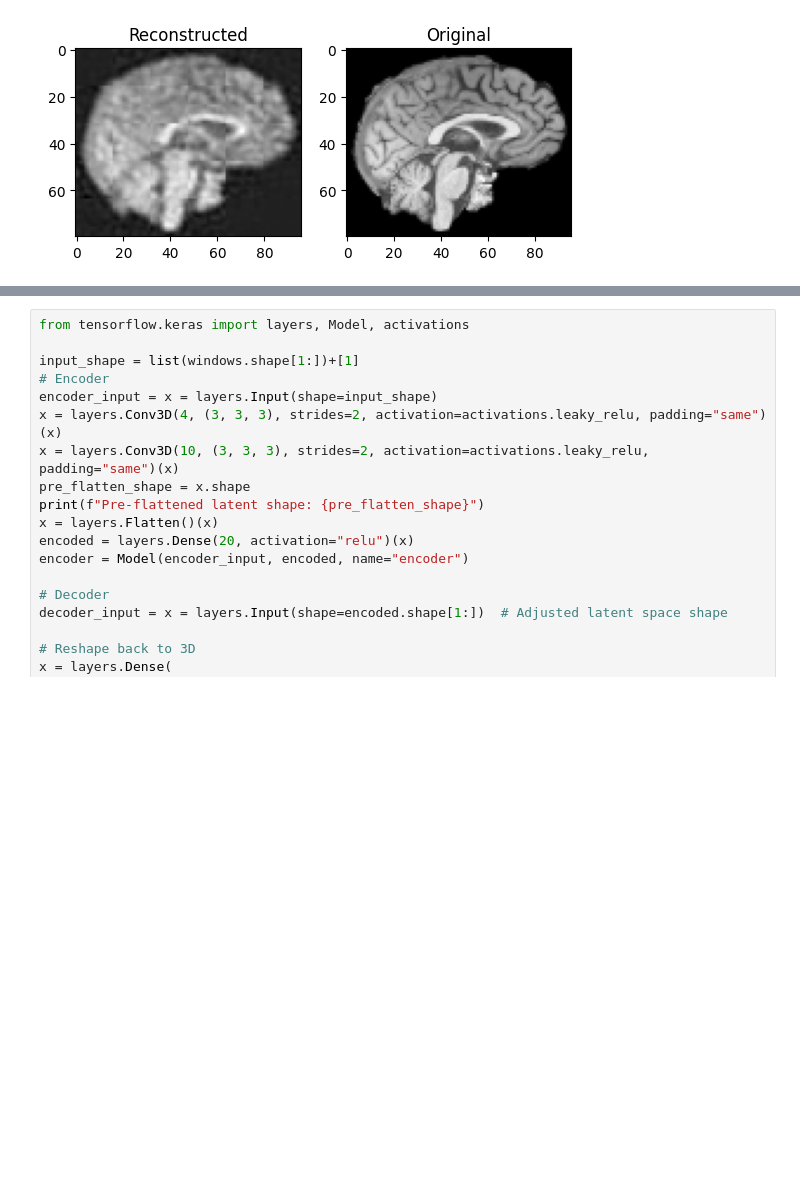
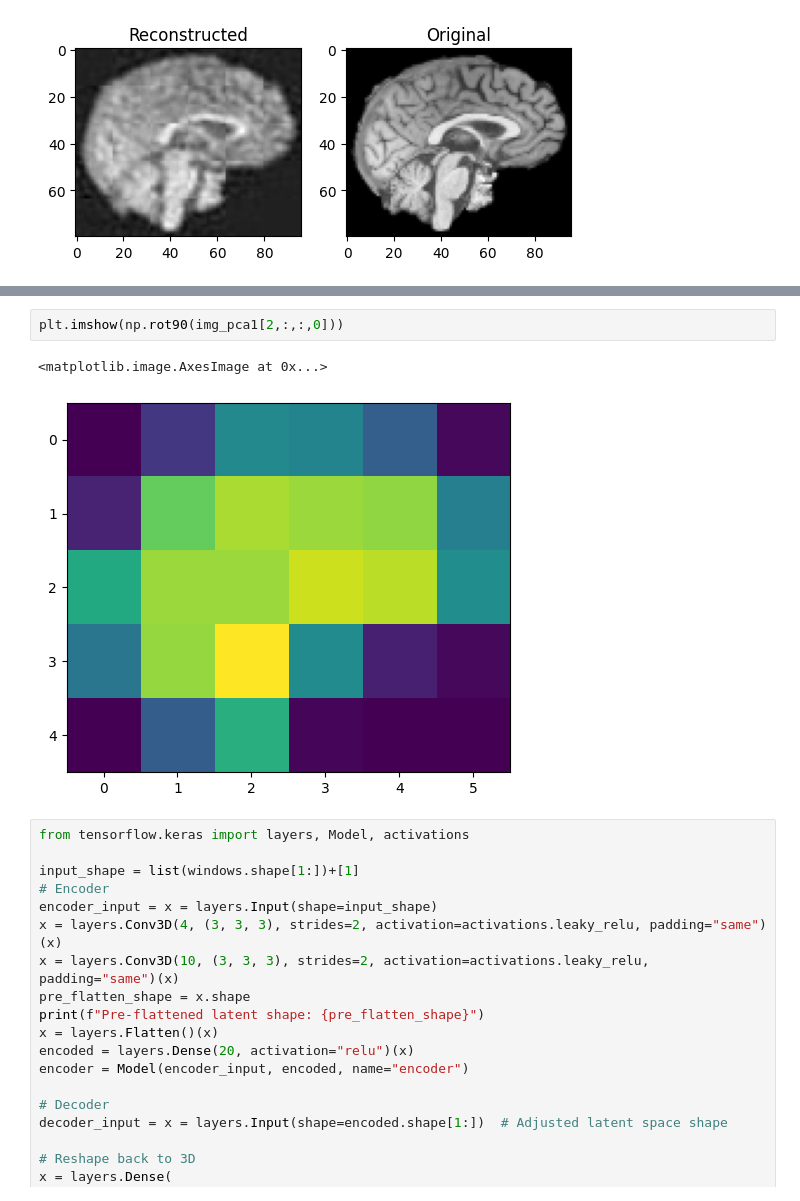
Before and after one commit to Vaakir/unsupervised-deep-learning-bachelor-thesis, a Jupyter notebook: test_pca.ipynb, the cells around one changed output, grey strips where cells are left out. Drawn from its saved outputs; the diff is of its cells as text; blank space fills up the shorter version.

```diff
--- a/test_pca.ipynb
+++ b/test_pca.ipynb
@@ -175,3 +179,8 @@ plt.imshow(np.rot90(img_pca[5,:,:,1]))
+# %%
+plt.imshow(np.rot90(img_pca1[2,:,:,0]))
+# %% [output]
+<matplotlib.image.AxesImage at 0x...>
+[figure, added]
 # %%
 from tensorflow.keras import layers, Model, activations
 
```
Also changed, not shown: parts of 2 cells of this notebook, 6 other files.
